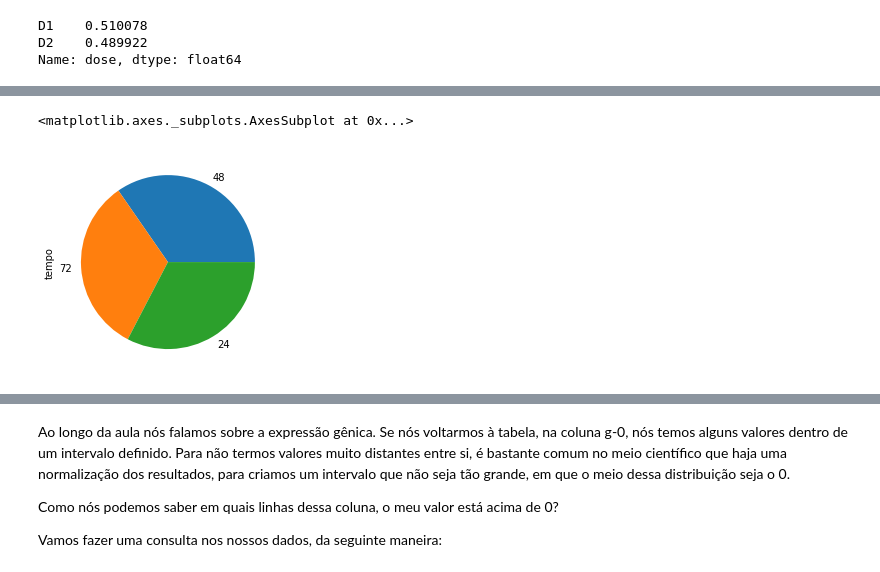
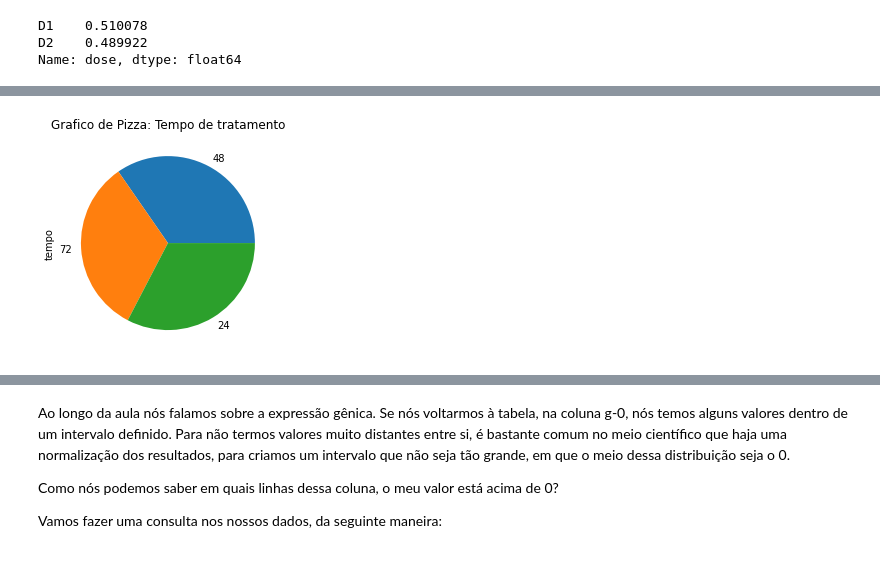
Before and after one commit to Caesar-Victor/CaesarRepo, a Jupyter notebook: python/Alura/Aula_01.ipynb, the cells around one changed output, grey strips where cells are left out. Drawn from its saved outputs; the diff is of its cells as text; code cells hidden in the pictures.

```diff
--- a/python/Alura/Aula_01.ipynb
+++ b/python/Alura/Aula_01.ipynb
@@ -181,5 +105,6 @@ Vamos aproveitar e analisar as outras informações com os gráficos também, pa
 # %%
 dados['tempo'].value_counts().plot.pie()
+plot.title('Grafico de Pizza: Tempo de tratamento')
+plot.show()
 # %% [output]
-<matplotlib.axes._subplots.AxesSubplot at 0x...>
-[figure, old version]
+[figure, new version]
```
Also changed, not shown: parts of 35 cells of this notebook.
